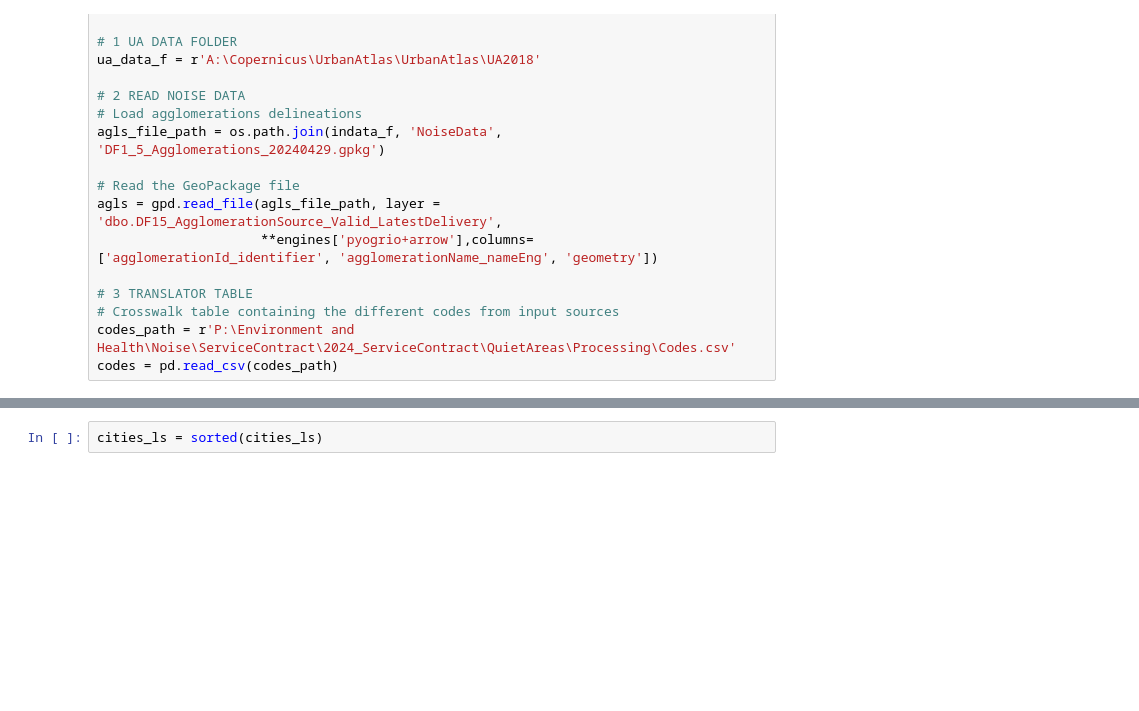
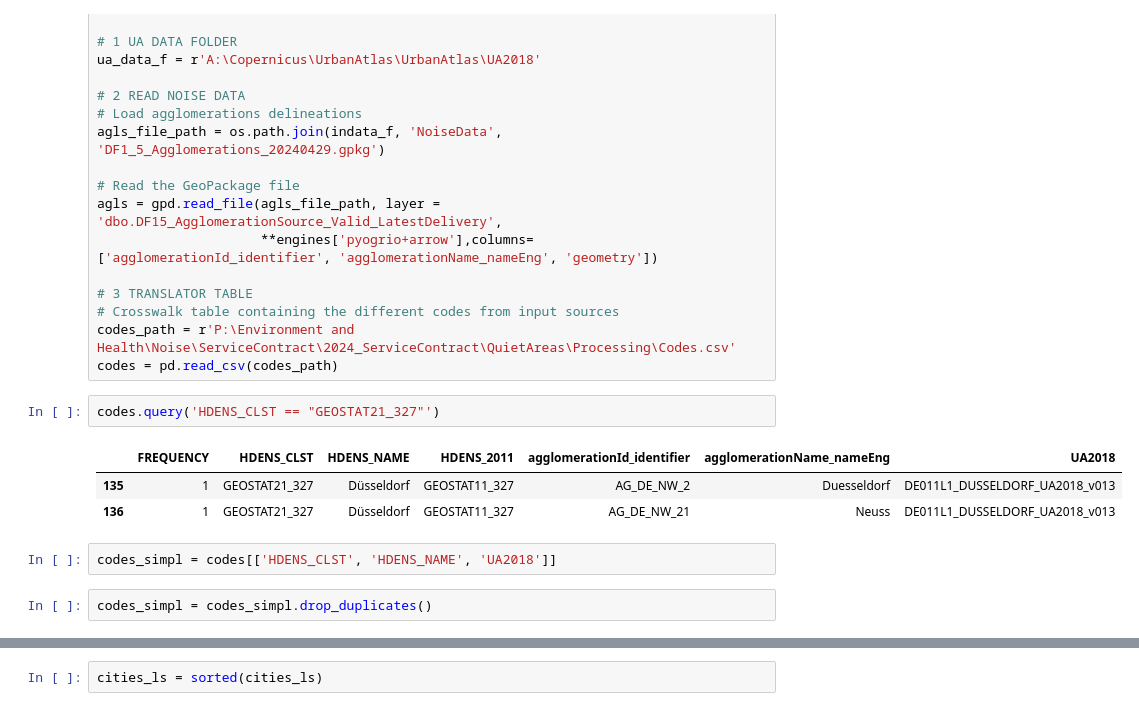
Before and after one commit to ubachr/GQA, a Jupyter notebook: 01_Create_GQA_DE_upd2.ipynb, the cells around one changed output, grey strips where cells are left out. Drawn from its saved outputs; the diff is of its cells as text; blank space fills up the shorter version.

```diff
--- a/01_Create_GQA_DE_upd2.ipynb
+++ b/01_Create_GQA_DE_upd2.ipynb
@@ -107,3 +103,13 @@ agls = gpd.read_file(agls_file_path, layer = 'dbo.DF15_AgglomerationSource_Valid
 # Crosswalk table containing the different codes from input sources
 codes_path = r'P:\Environment and Health\Noise\ServiceContract\2024_ServiceContract\QuietAreas\Processing\Codes.csv'
 codes = pd.read_csv(codes_path)
+# %%
+codes.query('HDENS_CLST == "GEOSTAT21_327"')
+# %% [output]
+|  | FREQUENCY | HDENS_CLST | HDENS_NAME | HDENS_2011 | agglomerationId_identifier | agglomerationName_nameEng | UA2018 |
+| 135 | 1 | GEOSTAT21_327 | Düsseldorf | GEOSTAT11_327 | AG_DE_NW_2 | Duesseldorf | DE011L1_DUSSELDORF_UA2018_v013 |
+| 136 | 1 | GEOSTAT21_327 | Düsseldorf | GEOSTAT11_327 | AG_DE_NW_21 | Neuss | DE011L1_DUSSELDORF_UA2018_v013 |
+# %%
+codes_simpl = codes[['HDENS_CLST', 'HDENS_NAME', 'UA2018']]
+# %%
+codes_simpl = codes_simpl.drop_duplicates()
```
Also changed, not shown: parts of 8 cells of this notebook, 4 other files.
